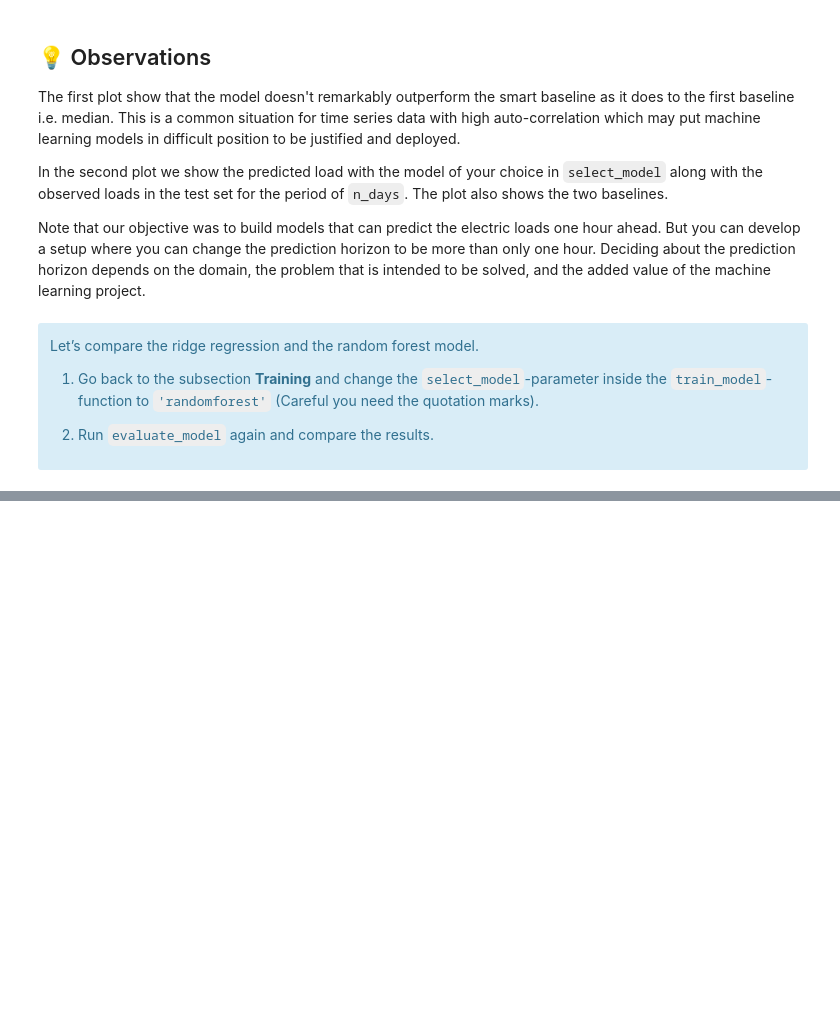
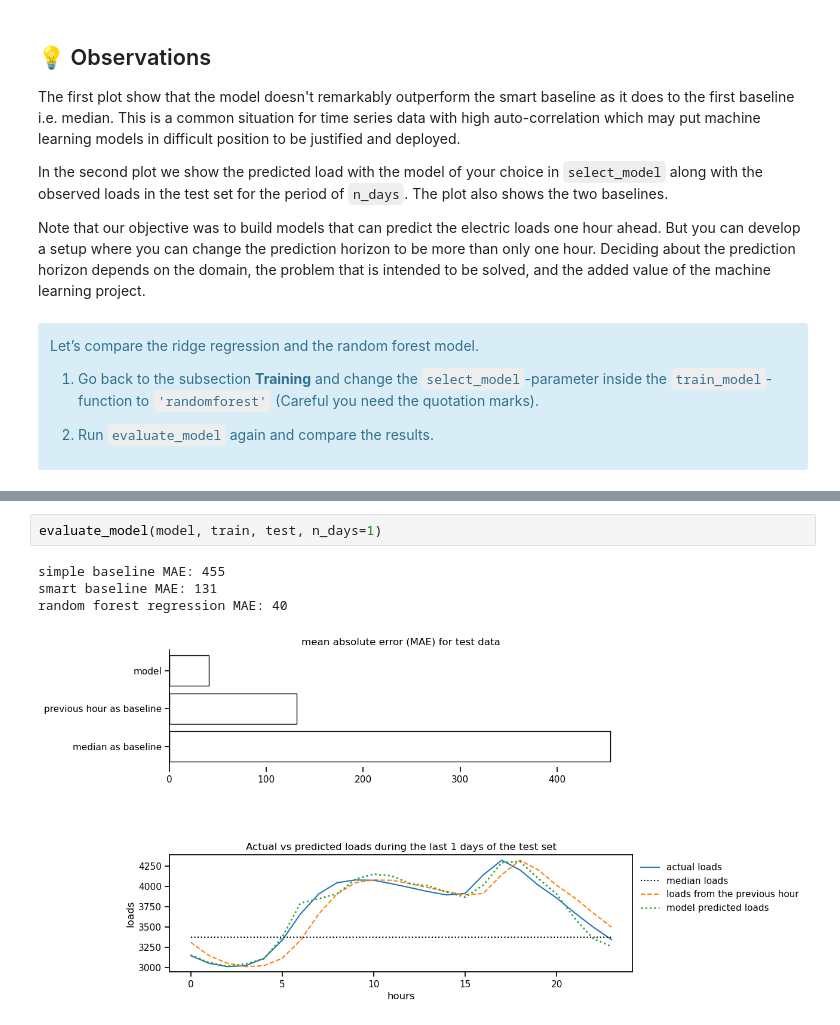
Before and after one commit to epfl-exts/amld24-applications-ML-workshop, a Jupyter notebook: static/timeseries_regression_completed.ipynb, the cells around one changed output, grey strips where cells are left out. Cells and saved outputs as stored; diff of their text form; blank space fills up the shorter version.

```diff
--- a/static/timeseries_regression_completed.ipynb
+++ b/static/timeseries_regression_completed.ipynb
@@ -164,0 +178,7 @@ Let’s compare the ridge regression and the random forest model. <br>
+# %%
+evaluate_model(model, train, test, n_days=1)
+# %% [output]
+simple baseline MAE: 455
+smart baseline MAE: 131
+random forest regression MAE: 40
+[figure, added]
```
Also changed, not shown: parts of 1 cell of this notebook, 1 other file.
